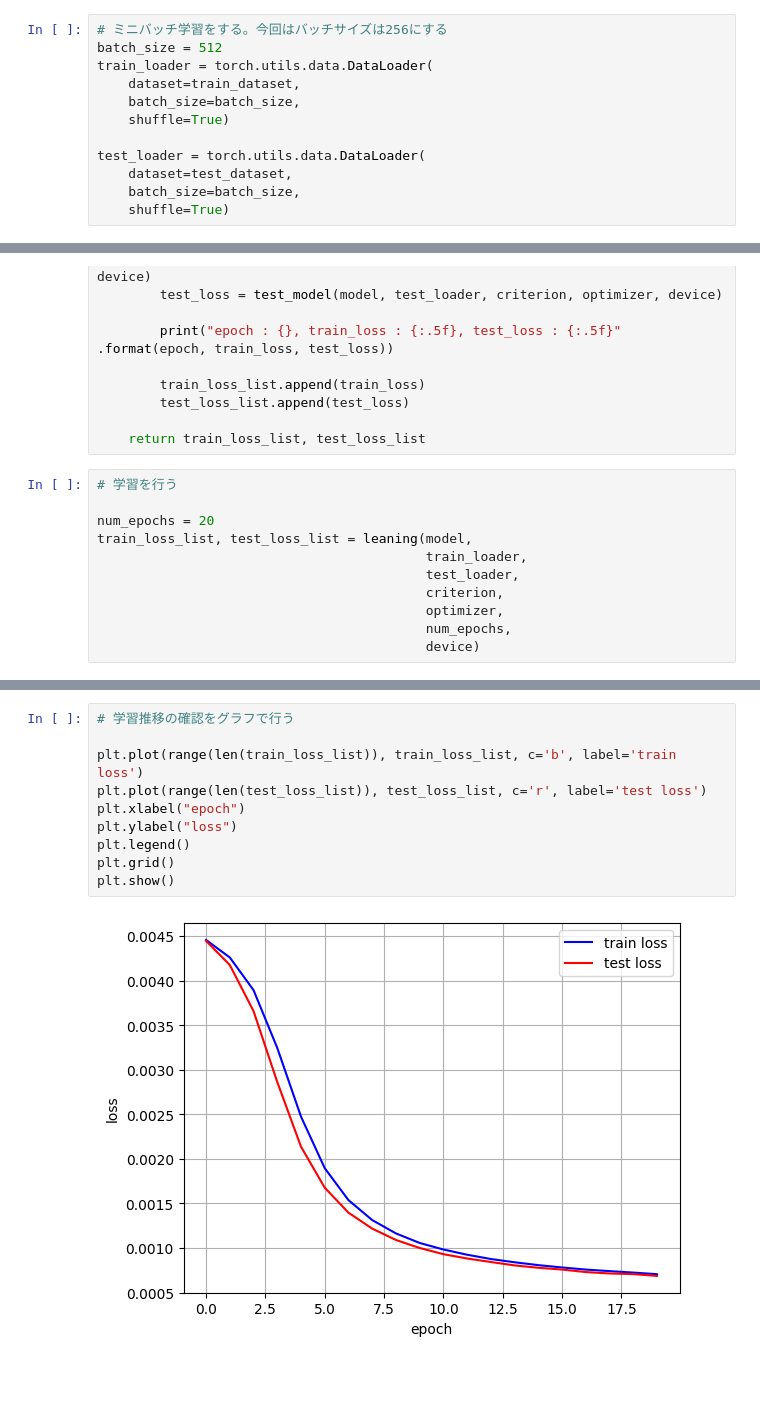
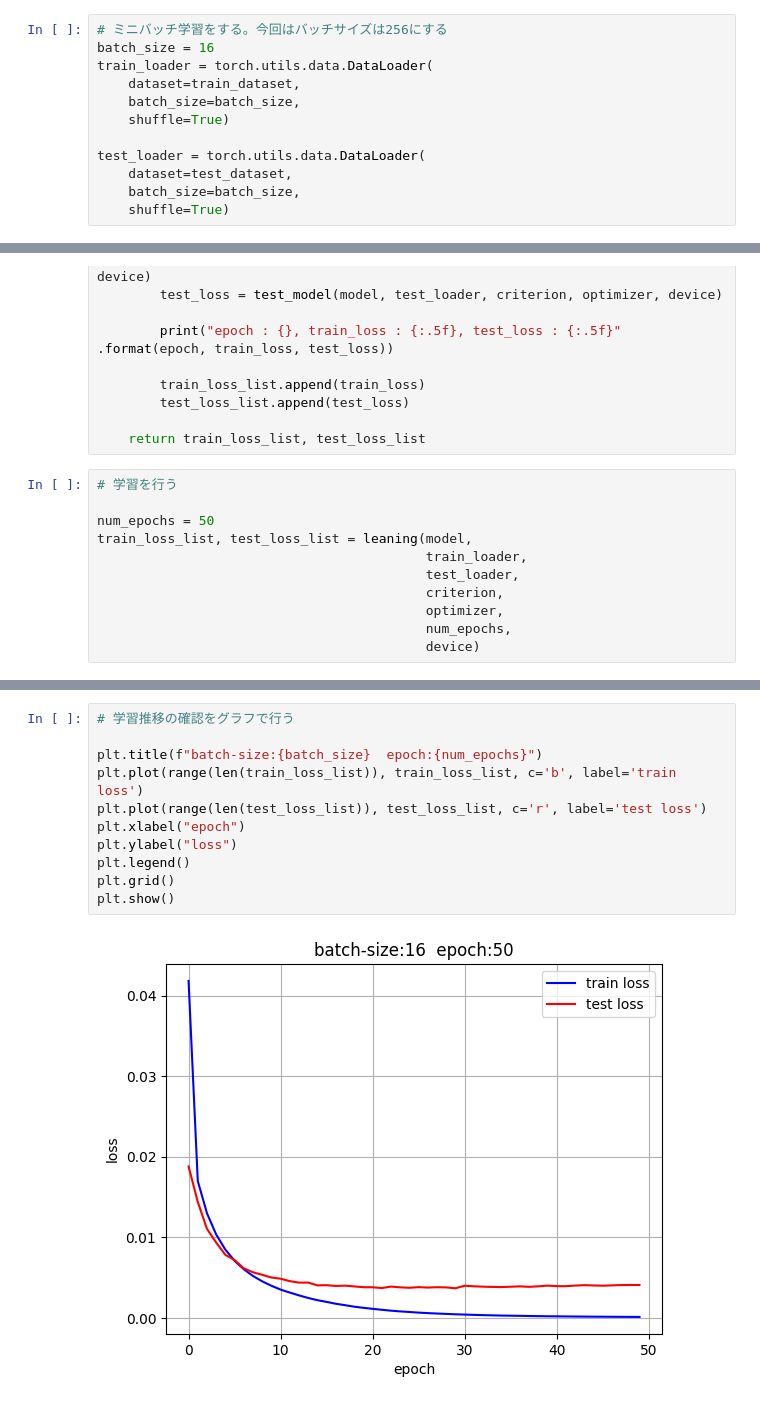
Before and after one commit to TomiXRM/PyTorch_ws, a Jupyter notebook: pytorch-notebook/mnist_1/torch_test.ipynb, the cells around one changed output, grey strips where cells are left out. Saved outputs shown, nothing was run; the diff lists cells and outputs as text; blank space fills up the shorter version.

```diff
--- a/pytorch-notebook/mnist_1/torch_test.ipynb
+++ b/pytorch-notebook/mnist_1/torch_test.ipynb
@@ -45,7 +45,7 @@ test_dataset
 Transform: ToTensor()
 # %%
 # ミニバッチ学習をする。今回はバッチサイズは256にする
-batch_size = 512
+batch_size = 16
 train_loader = torch.utils.data.DataLoader(
     dataset=train_dataset,
     batch_size=batch_size,
@@ -194,7 +194,7 @@ def leaning(model, train_loader, test_loader, criterion, optimizer, num_epochs,
 # %%
 # 学習を行う
 
-num_epochs = 20
+num_epochs = 50
 train_loss_list, test_loss_list = leaning(model,
                                           train_loader,
                                           test_loader,
@@ -226,15 +213,16 @@ epoch : 20, train_loss : 0.00071, test_loss : 0.00069
 # %%
 # 学習推移の確認をグラフで行う
 
+plt.title(f"batch-size:{batch_size}  epoch:{num_epochs}")
 plt.plot(range(len(train_loss_list)), train_loss_list, c='b', label='train loss')
 plt.plot(range(len(test_loss_list)), test_loss_list, c='r', label='test loss')
 plt.xlabel("epoch")
 plt.ylabel("loss")
 plt.legend()
 plt.grid()
 plt.show()
 # %% [output]
-[figure, old version]
+[figure, new version]
 # %%
 # 上で学習したモデルをもとに、データを与えて実際に予測を行ってみる
 
```
Also changed, not shown: parts of 4 cells of this notebook, 4 other files.
